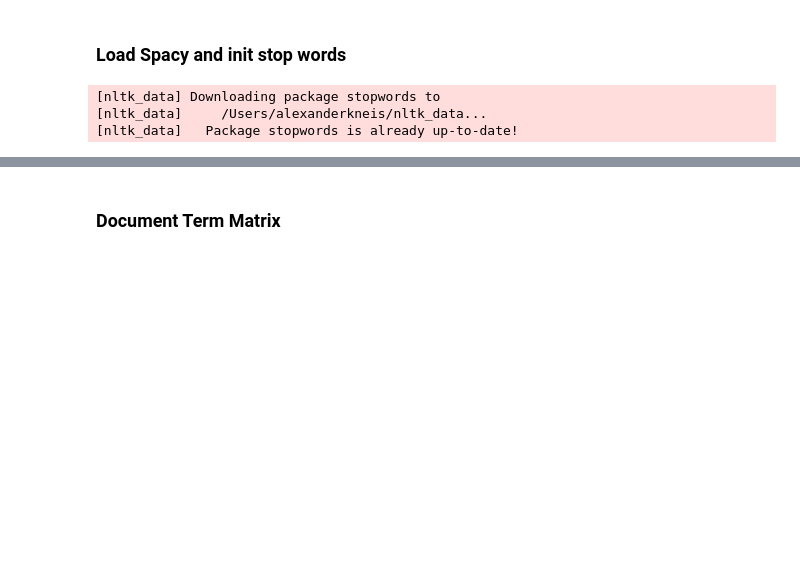
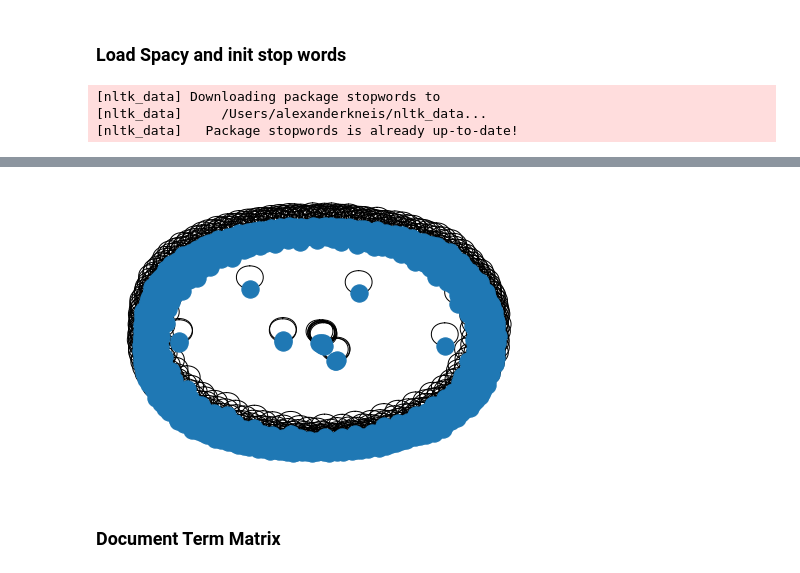
Before and after one commit to alexkneis/notebooks, a Jupyter notebook: text-analytics/tinder_swindler_tweets_analysis/tinder_swindler.ipynb, the cells around one changed output, grey strips where cells are left out. Drawn from its saved outputs; the diff is of its cells as text; code cells hidden in the pictures; blank space fills up the shorter version.

```diff
--- a/text-analytics/tinder_swindler_tweets_analysis/tinder_swindler.ipynb
+++ b/text-analytics/tinder_swindler_tweets_analysis/tinder_swindler.ipynb
@@ -104,0 +92,2 @@ not not PART RB conj xxx True True
+# %%
+doc_vectors = [doc.vector for doc in docs]
@@ -104,0 +137,5 @@ not not PART RB conj xxx True True
+# %%
+from sklearn.metrics.pairwise import cosine_similarity
+similarity = cosine_similarity(doc_vectors)
+# %%
+similarity[similarity < 0.95] = 0
@@ -105,3 +160,10 @@ not not PART RB conj xxx True True
+# %%
+import networkx as nx
+G = nx.from_numpy_array(similarity)
+# %%
+nx.draw(G)
+# %% [output]
+[figure, added]
 # %% [markdown]
 ### Document Term Matrix
 # %%
```
Also changed, not shown: parts of 22 cells of this notebook.
